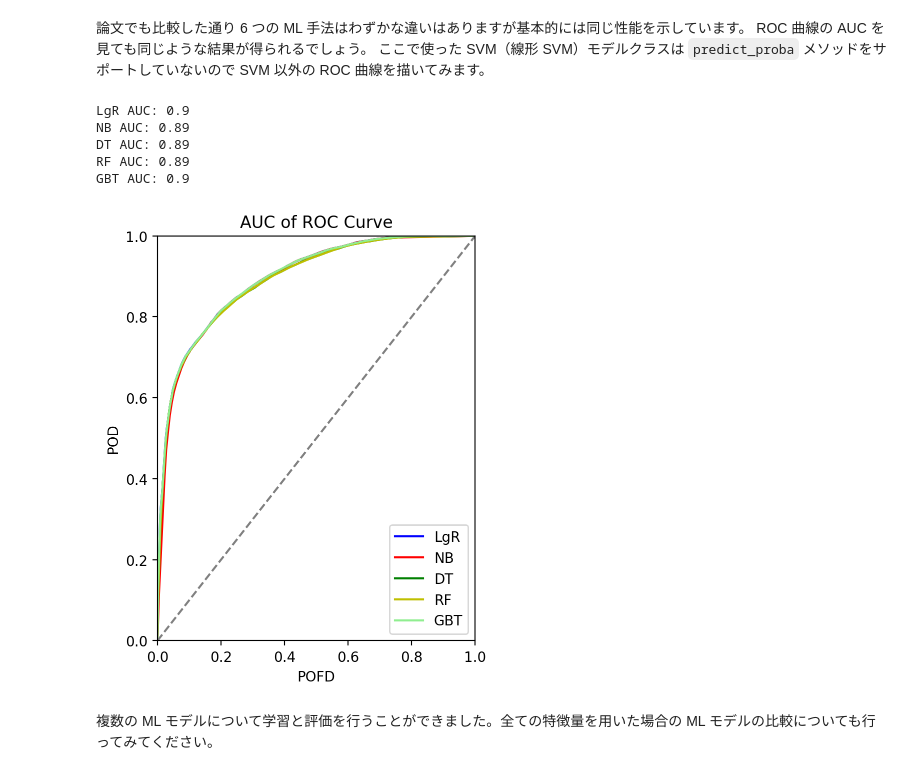
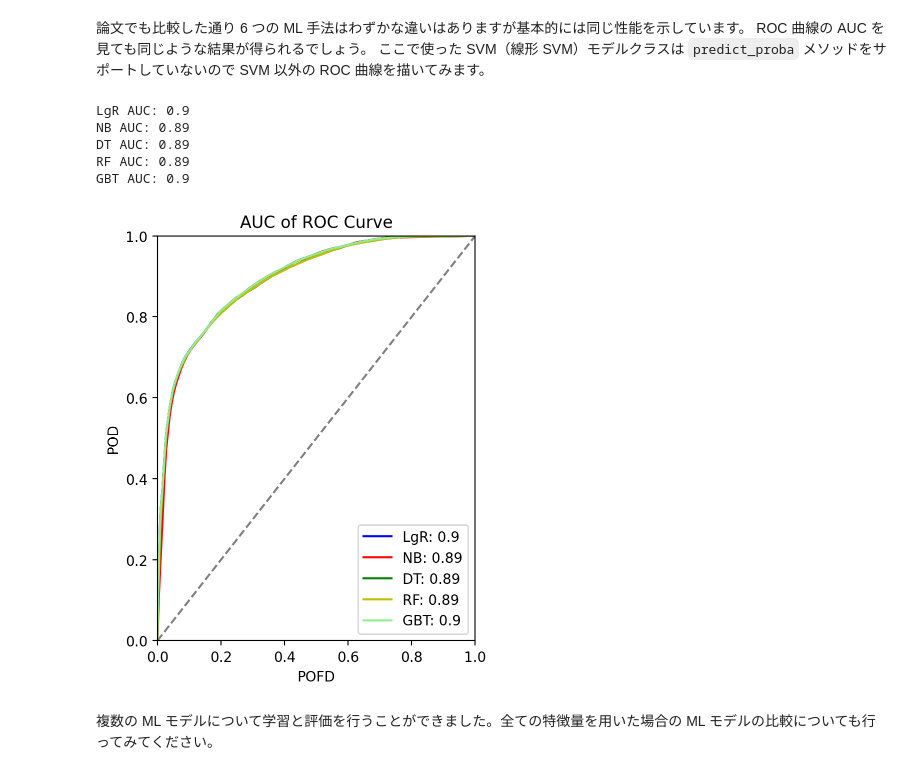
Before and after one commit to tmiyachi/WAF_ML_Tutorial_Part1_Jp, a Jupyter notebook: jupyter_notebooks/08_TrainingMoreThanOneModel.ipynb, the cells around one changed output. Cells and saved outputs as stored; diff of their text form; code cells hidden in the pictures.

```diff
--- a/jupyter_notebooks/08_TrainingMoreThanOneModel.ipynb
+++ b/jupyter_notebooks/08_TrainingMoreThanOneModel.ipynb
@@ -98,0 +101,27 @@ for model, save_file in zip(model_list, save_files):
+# %%
+import pickle
+from pathlib import Path
+import bz2
+
+save_dir = Path("../datasets/sklearnmodels/classification/onefeature")
+save_files = [
+    save_dir / "LogisticRegression.pkl",
+    save_dir / "NaiveBayes.pkl",
+    save_dir / "DecisionTree.pkl.bz2",
+    save_dir / "RandomForest.pkl.bz2",
+    save_dir / "GradientBoostedTrees.pkl.bz2",
+    save_dir / "SupportVectorMachines.pkl",
+]
+
+model_list = []
+
+for save_file in save_files:
+    if save_file.suffix == ".bz2":
+        with bz2.open(save_file, "rb") as f:
+            model = pickle.load(f)
+    else:
+        with open(save_file, "rb") as f:
+            model = pickle.load(f)
+    model_list.append(model)
+
+pprint(model_list)
@@ -171,36 +207,42 @@ def plot_roc_classification(model_list):
             forecast_probabilities=y_preds,
             observed_labels=y_validate,
             threshold_arg=np.linspace(0, 1, 100),
         )
         # AUCの計算
         auc = get_area_under_roc_curve(pofds, pods)
 
-        ax.plot(pofds, pods, "-", color=colors[idx], label=legend_labels[idx])
+        ax.plot(
+            pofds,
+            pods,
+            "-",
+            color=colors[idx],
+            label=f"{legend_labels[idx]}: {np.round(auc, 2)}",
+        )
 
         print("{} AUC: {}".format(legend_labels[idx], np.round(auc, 2)))
 
-    ax.legend()
+    ax.legend(loc="lower right")
 
     ax.set_xlim([0, 1])
     ax.set_ylim([0, 1])
 
     ax.plot([0, 1], [0, 1], "--", color="Grey")
 
     ax.set_title("AUC of ROC Curve")
     ax.set_xlabel("POFD")
     ax.set_ylabel("POD")
 
     fig.tight_layout()
 
 
 plot_roc_classification(model_list)
 # %% [output]
 LgR AUC: 0.9
 NB AUC: 0.89
 DT AUC: 0.89
 RF AUC: 0.89
 GBT AUC: 0.9
-[figure, old version]
+[figure, new version]
 # %% [markdown]
 複数の ML モデルについて学習と評価を行うことができました。全ての特徴量を用いた場合の ML モデルの比較についても行ってみてください。
 # %% [markdown]
```
Also changed, not shown: parts of 2 cells of this notebook, 1 other file.
